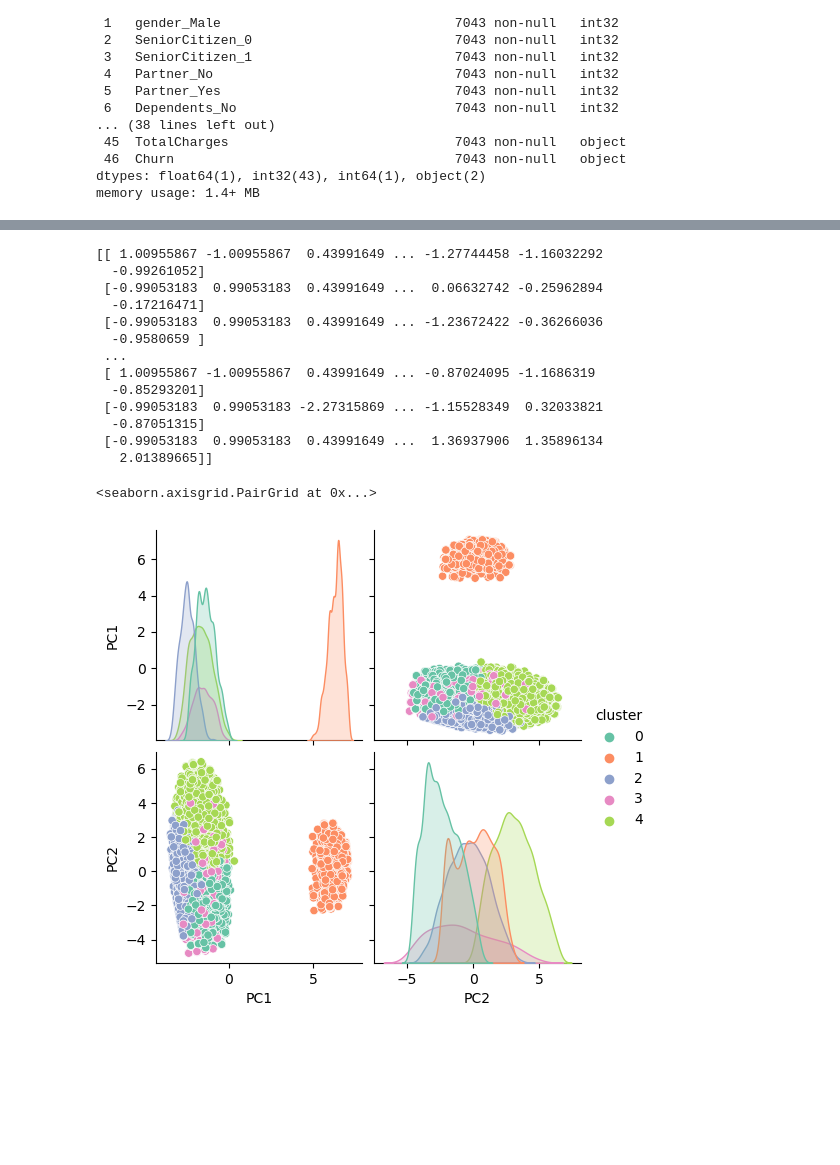
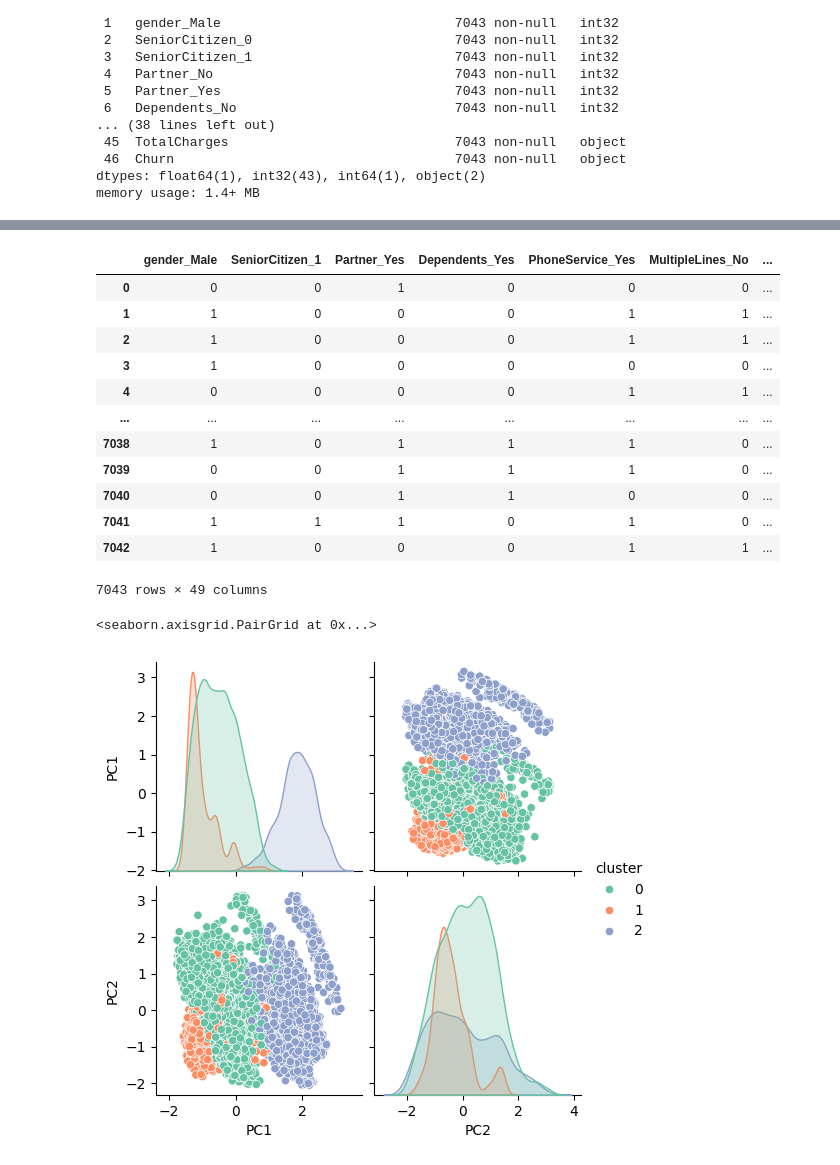
Before and after one commit to Zark-ML/churn_prediction, a Jupyter notebook: PCA_Visualisation/PCA_and_visualisation.ipynb, the cells around one changed output, grey strips where cells are left out. Saved outputs shown, nothing was run; the diff lists cells and outputs as text; code cells hidden in the pictures; blank space fills up the shorter version.

```diff
--- a/PCA_Visualisation/PCA_and_visualisation.ipynb
+++ b/PCA_Visualisation/PCA_and_visualisation.ipynb
@@ -67,5 +72,9 @@ enc.categories_
 # %%
-encoder = OneHotEncoder(sparse=True, handle_unknown='ignore')
+new_col =['gender', 'SeniorCitizen', 'Partner', 'Dependents',
+       'PhoneService', 'MultipleLines', 'InternetService',
+       'OnlineSecurity', 'OnlineBackup', 'DeviceProtection', 'TechSupport',
+       'StreamingTV', 'StreamingMovies', 'Contract', 'PaperlessBilling',
+       'PaymentMethod', "tenure_group"]
 
 # Fit the encoder to the specified columns
 encoded_df = pd.get_dummies(df[new_col], columns=new_col)
@@ -93,3 +102,4 @@ for i in new_df.columns[:-5]:
     # print(new_df[i] == True)
     new_df[i] = np.where(new_df[i] == True, 1, 0)
 new_df
+new_df.drop(columns=["Unnamed: 0"], inplace=True)
@@ -110,3 +105,0 @@ new_df
-# %%
-new_df.drop(columns=['customerID'], inplace=True)
-new_df
@@ -288,7 +238,7 @@ from sklearn.preprocessing import StandardScaler
 from mpl_toolkits.mplot3d import Axes3D  # For 3D visualization if needed
 
 # Load your dataset
-data_cluster = data
+data_cluster = pca_7.copy()
 
 # Assuming your features are in columns 'feature1', 'feature2', 'feature3'
 features = data_cluster
@@ -298,7 +248,7 @@ scaler = StandardScaler()
 features_standardized = scaler.fit_transform(features)
 
 # Choose the number of clusters (k)
-k = 5
+k = 3
 
 # Apply K-Means clustering
 kmeans = KMeans(n_clusters=k, random_state=42)
@@ -322,22 +272,25 @@ data_cluster
+# %%
+data
+# %% [output]
+|  | gender_Male | SeniorCitizen_1 | Partner_Yes | Dependents_Yes | PhoneService_Yes | MultipleLines_No | ... |
+| 0 | 0 | 0 | 1 | 0 | 0 | 0 | ... |
+| 1 | 1 | 0 | 0 | 0 | 1 | 1 | ... |
+| 2 | 1 | 0 | 0 | 0 | 1 | 1 | ... |
+| 3 | 1 | 0 | 0 | 0 | 0 | 0 | ... |
+| 4 | 0 | 0 | 0 | 0 | 1 | 1 | ... |
+| ... | ... | ... | ... | ... | ... | ... | ... |
+| 7038 | 1 | 0 | 1 | 1 | 1 | 0 | ... |
+| 7039 | 0 | 0 | 1 | 1 | 1 | 0 | ... |
+| 7040 | 0 | 0 | 1 | 1 | 0 | 0 | ... |
+| 7041 | 1 | 1 | 1 | 0 | 1 | 0 | ... |
+| 7042 | 1 | 0 | 0 | 0 | 1 | 1 | ... |
+7043 rows × 49 columns
 # %%
-pca_cluster = PCA_n(data_cluster.iloc[:,:-1], data_cluster.iloc[:,-1], 2)
+pca_cluster = PCA_n(data.iloc[:,:a-1], data_cluster.iloc[:,-1], 2)
 sns.pairplot(pca_cluster, hue = 'cluster',palette="Set2")
 # %% [output]
-[[ 1.00955867 -1.00955867  0.43991649 ... -1.27744458 -1.16032292
-  -0.99261052]
- [-0.99053183  0.99053183  0.43991649 ...  0.06632742 -0.25962894
-  -0.17216471]
- [-0.99053183  0.99053183  0.43991649 ... -1.23672422 -0.36266036
-  -0.9580659 ]
- ...
- [ 1.00955867 -1.00955867  0.43991649 ... -0.87024095 -1.1686319
-  -0.85293201]
- [-0.99053183  0.99053183 -2.27315869 ... -1.15528349  0.32033821
-  -0.87051315]
- [-0.99053183  0.99053183  0.43991649 ...  1.36937906  1.35896134
-   2.01389665]]
+<seaborn.axisgrid.PairGrid at 0x...>
-<seaborn.axisgrid.PairGrid at 0x...>
-[figure, old version]
+[figure, new version]
 # %%
 pca_cluster['cluster']
 # %% [output]
```
Also changed, not shown: parts of 21 cells of this notebook, 1 other file.
